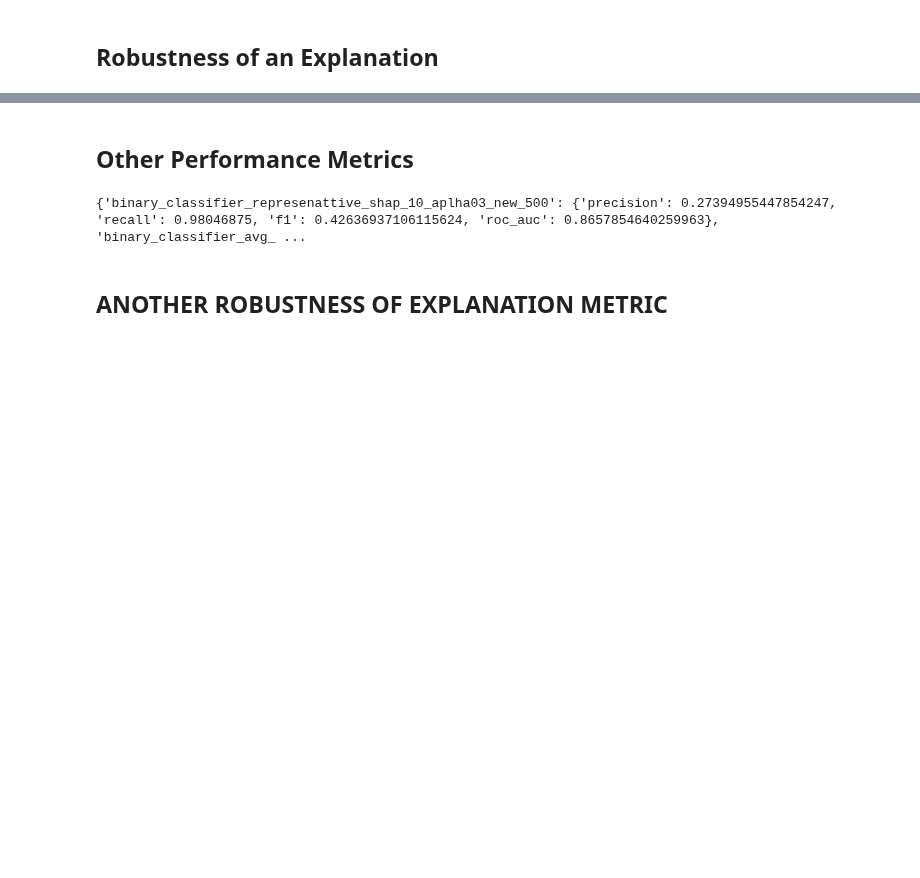
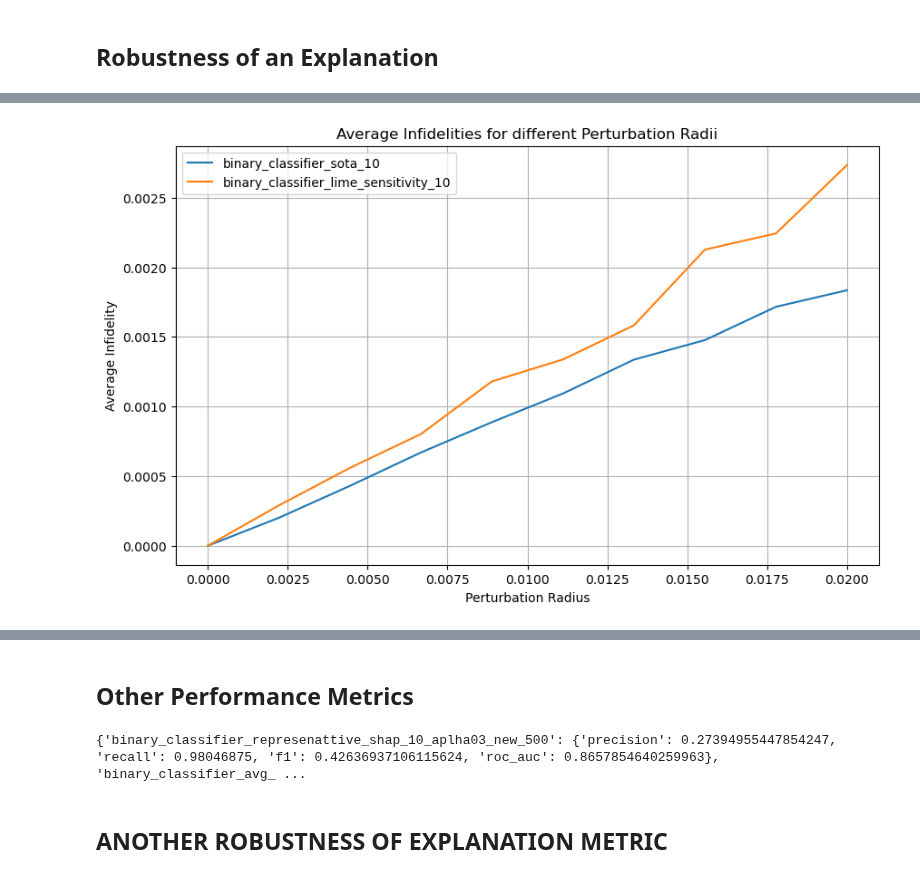
Before and after one commit to myanacondadonttt/RoofNetXAI, a Jupyter notebook: Notebooks/Analysis Robustness Main Past.ipynb, the cells around one changed output, grey strips where cells are left out. Drawn from its saved outputs; the diff is of its cells as text; code cells hidden in the pictures; blank space fills up the shorter version.

```diff
--- a/Notebooks/Analysis Robustness Main Past.ipynb
+++ b/Notebooks/Analysis Robustness Main Past.ipynb
@@ -975,0 +1072,82 @@ Using a non-full backward hook when the forward contains multiple autograd Nodes
+# %%
+def compute_avg_infidelity(model, data, perturb_radius):
+    data_tensor = torch.tensor(data, dtype=torch.float32).to(device)
+    explainer = create_explainer(model, data_tensor)
+
+    shap_values_original = np.array(explainer.shap_values(data_tensor))
+    model_predictions_original = model(data_tensor).detach().cpu().numpy()
+
+    perturbed_data = perturb_data(data, perturb_radius)
+    perturbed_data_tensor = torch.tensor(perturbed_data, dtype=torch.float32).to(device)
+
+    shap_values_perturbed = np.array(explainer.shap_values(perturbed_data_tensor))
+    model_predictions_perturbed = model(perturbed_data_tensor).detach().cpu().numpy()
+
+    infidelities = np.abs(model_predictions_original - model_predictions_perturbed -
+                          np.sum(shap_values_original * (data - perturbed_data), axis=1))
+    avg_infidelity = np.mean(infidelities)
+    var_infidelity = np.var(infidelities)
+
+    return avg_infidelity, var_infidelity
+
+
+base_dir = "/Users/Lisa/Desktop/Master Thesis/RoofNetXAI/Notebooks/robustness check"
+model_folders = [f for f in os.listdir(base_dir) if os.path.isdir(os.path.join(base_dir, f))]
+
+num_samples = 1000 # specify your desired number of samples here
+random_indices = np.random.choice(len(test_hold), num_samples, replace=False)
+sampled_data = test_hold[random_indices]
+
+infidelities_avg = {}
+infidelities_var = {}
+
+for radius in perturb_radii:
+    for folder in model_folders:
+        folder_path = os.path.join(base_dir, folder)
+        infidelity_list_avg = []
+        infidelity_list_var = []
+
+        run_files = [f for f in os.listdir(folder_path) if f.endswith('.pth')]
+
+        for run in run_files:
+            model_path = os.path.join(folder_path, run)
+            model = Net()
+            model.load_state_dict(torch.load(model_path))
+            model.eval().to(device)
+
+            avg_infidelity, var_infidelity = compute_avg_infidelity(model, sampled_data, radius)
+            infidelity_list_avg.append(avg_infidelity)
+            infidelity_list_var.append(var_infidelity)
+
+        infidelities_avg.setdefault(folder, []).append(np.mean(infidelity_list_avg))
+        infidelities_var.setdefault(folder, []).append(np.var(infidelity_list_var))
+
+df_infidelities_avg = pd.DataFrame(infidelities_avg)
+df_infidelities_avg['perturb_radius'] = perturb_radii
+df_infidelities_avg.to_csv(os.path.join(base_dir, 'infidelities_avg_100.csv'), index=False)
+
+df_infidelities_var = pd.DataFrame(infidelities_var)
+df_infidelities_var['perturb_radius'] = perturb_radii
+df_infidelities_var.to_csv(os.path.join(base_dir, 'infidelities_var_100.csv'), index=False)
+
+# Plotting section
+plt.figure(figsize=(10, 6))
+for model_type, infidelity_values in infidelities_avg.items():
+    plt.plot(perturb_radii, infidelity_values, label=model_type)
+plt.xlabel("Perturbation Radius")
+plt.ylabel("Average Infidelity")
+plt.legend()
+plt.grid(True)
+plt.title("Average Infidelities for different Perturbation Radii")
+plt.show()
+
+plt.figure(figsize=(10, 6))
+for model_type, infidelity_values_var in infidelities_var.items():
+    plt.plot(perturb_radii, infidelity_values_var, label=model_type)
+plt.xlabel("Perturbation Radius")
+plt.ylabel("Infidelity Variance")
+plt.legend()
+plt.grid(True)
+plt.title("Variance of Infidelities for different Perturbation Radii")
+plt.show()
+# %% [output]
@@ -975,0 +1156 @@ Using a non-full backward hook when the forward contains multiple autograd Nodes
+[figure, added]
```
Also changed, not shown: parts of 15 cells of this notebook, 1 other file.
